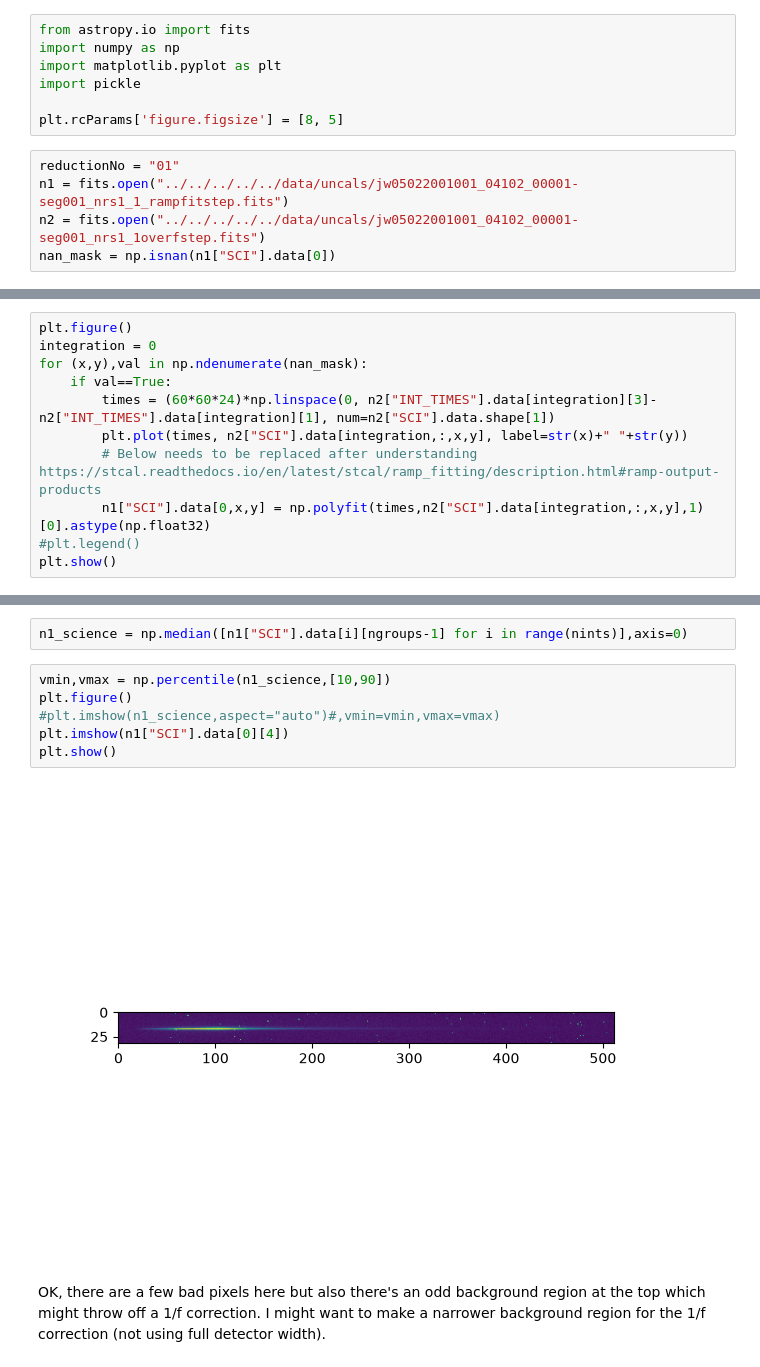
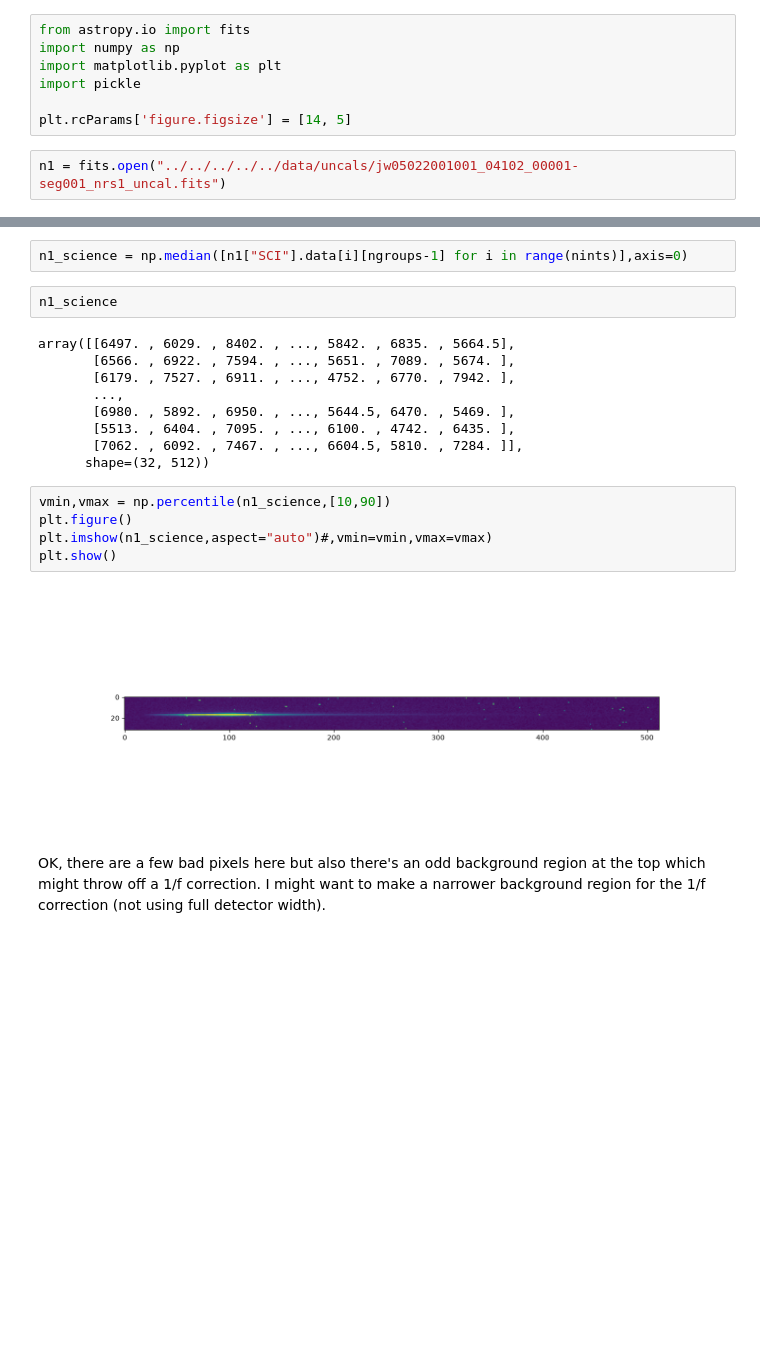
Before and after one commit to J-Ulik/Tiberius, a Jupyter notebook: src/reduction_utils/JWST_utils/reduction_notebooks/0_quick_look_data.ipynb, the cells around one changed output, grey strips where cells are left out. Saved outputs shown, nothing was run; the diff lists cells and outputs as text; blank space fills up the shorter version.

```diff
--- a/src/reduction_utils/JWST_utils/reduction_notebooks/0_quick_look_data.ipynb
+++ b/src/reduction_utils/JWST_utils/reduction_notebooks/0_quick_look_data.ipynb
@@ -8,10 +8,7 @@ import numpy as np
 import matplotlib.pyplot as plt
 import pickle
 
-plt.rcParams['figure.figsize'] = [8, 5]
+plt.rcParams['figure.figsize'] = [14, 5]
 # %%
-reductionNo = "01"
-n1 = fits.open("../../../../../data/uncals/jw05022001001_04102_00001-seg001_nrs1_1_rampfitstep.fits")
-n2 = fits.open("../../../../../data/uncals/jw05022001001_04102_00001-seg001_nrs1_1overfstep.fits")
-nan_mask = np.isnan(n1["SCI"].data[0])
+n1 = fits.open("../../../../../data/uncals/jw05022001001_04102_00001-seg001_nrs1_uncal.fits")
 # %%
@@ -44,11 +23,0 @@ plt.show()
-# %%
-plt.figure()
-integration = 0
-for (x,y),val in np.ndenumerate(nan_mask):
-    if val==True:
-        times = (60*60*24)*np.linspace(0, n2["INT_TIMES"].data[integration][3]-n2["INT_TIMES"].data[integration][1], num=n2["SCI"].data.shape[1])
-        plt.plot(times, n2["SCI"].data[integration,:,x,y], label=str(x)+" "+str(y))
-        # Below needs to be replaced after understanding https://stcal.readthedocs.io/en/latest/stcal/ramp_fitting/description.html#ramp-output-products
-        n1["SCI"].data[0,x,y] = np.polyfit(times,n2["SCI"].data[integration,:,x,y],1)[0].astype(np.float32)
-#plt.legend()
-plt.show()
@@ -68,14 +30,24 @@ There are 5160 integrations of 5 groups in 32 rows and 512 columns.
 Create a median science image from the final group of every integration
 # %%
 n1_science = np.median([n1["SCI"].data[i][ngroups-1] for i in range(nints)],axis=0)
+# %%
+n1_science
+# %% [output]
+array([[6497. , 6029. , 8402. , ..., 5842. , 6835. , 5664.5],
+       [6566. , 6922. , 7594. , ..., 5651. , 7089. , 5674. ],
+       [6179. , 7527. , 6911. , ..., 4752. , 6770. , 7942. ],
+       ...,
+       [6980. , 5892. , 6950. , ..., 5644.5, 6470. , 5469. ],
+       [5513. , 6404. , 7095. , ..., 6100. , 4742. , 6435. ],
+       [7062. , 6092. , 7467. , ..., 6604.5, 5810. , 7284. ]],
+      shape=(32, 512))
 # %%
 vmin,vmax = np.percentile(n1_science,[10,90])
 plt.figure()
-#plt.imshow(n1_science,aspect="auto")#,vmin=vmin,vmax=vmax)
-plt.imshow(n1["SCI"].data[0][4])
+plt.imshow(n1_science,aspect="auto")#,vmin=vmin,vmax=vmax)
 plt.show()
 # %% [output]
-[figure, old version]
+[figure, new version]
 # %% [markdown]
 OK, there are a few bad pixels here but also there's an odd background region at the top which might throw off a 1/f correction. I might want to make a narrower background region for the 1/f correction (not using full detector width).
 # %%
```
Also changed, not shown: parts of 5 cells of this notebook, 2 other files.
